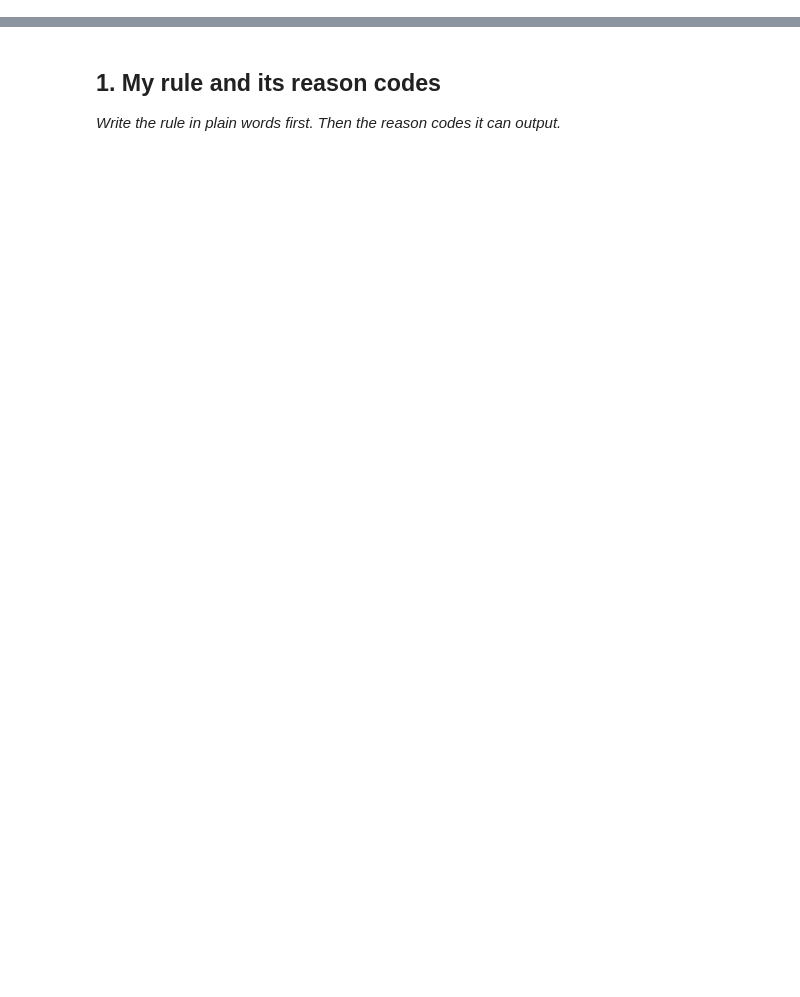
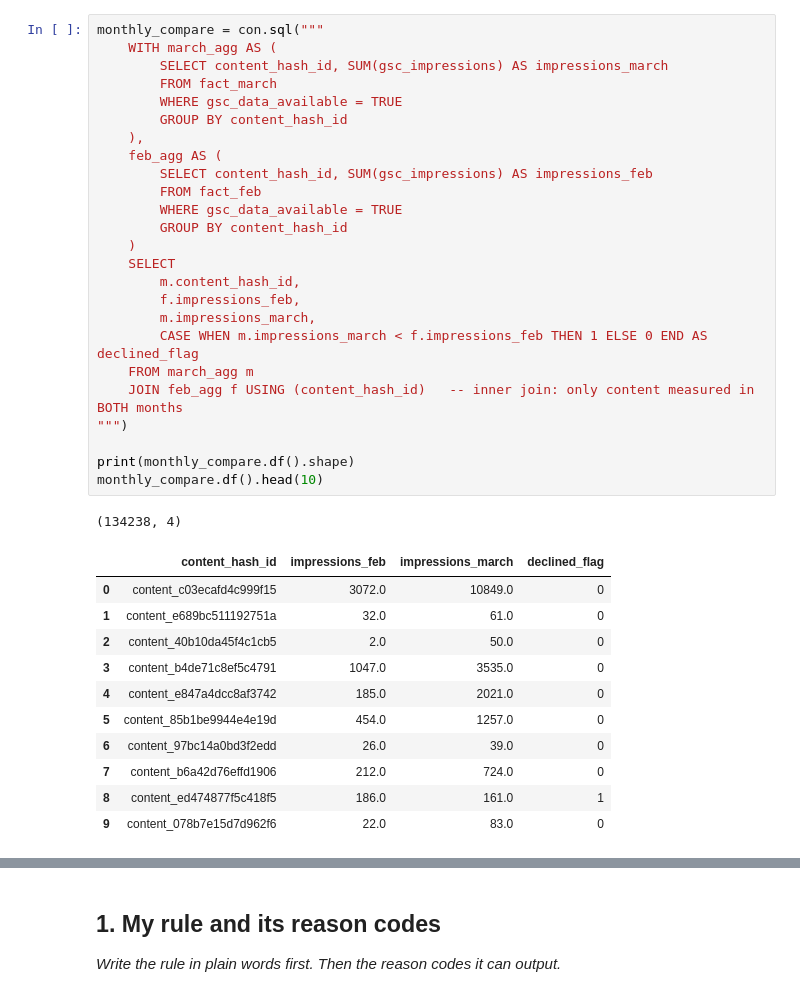
Before and after one commit to Khuld13/ML-intern-starter, a Jupyter notebook: work/notebooks/w04_baseline_score.ipynb, the cells around one changed output, grey strips where cells are left out. Drawn from its saved outputs; the diff is of its cells as text; blank space fills up the shorter version.

```diff
--- a/work/notebooks/w04_baseline_score.ipynb
+++ b/work/notebooks/w04_baseline_score.ipynb
@@ -8,0 +197,38 @@ This skeleton is yours to fill. Work the sections **in order** — each one has
+# %%
+monthly_compare = con.sql("""
+    WITH march_agg AS (
+        SELECT content_hash_id, SUM(gsc_impressions) AS impressions_march
+        FROM fact_march
+        WHERE gsc_data_available = TRUE
+        GROUP BY content_hash_id
+    ),
+    feb_agg AS (
+        SELECT content_hash_id, SUM(gsc_impressions) AS impressions_feb
+        FROM fact_feb
+        WHERE gsc_data_available = TRUE
+        GROUP BY content_hash_id
+    )
+    SELECT
+        m.content_hash_id,
+        f.impressions_feb,
+        m.impressions_march,
+        CASE WHEN m.impressions_march < f.impressions_feb THEN 1 ELSE 0 END AS declined_flag
+    FROM march_agg m
+    JOIN feb_agg f USING (content_hash_id)   -- inner join: only content measured in BOTH months
+""")
+
+print(monthly_compare.df().shape)
+monthly_compare.df().head(10)
+# %% [output]
+(134238, 4)
+|  | content_hash_id | impressions_feb | impressions_march | declined_flag |
+| 0 | content_c03ecafd4c999f15 | 3072.0 | 10849.0 | 0 |
+| 1 | content_e689bc511192751a | 32.0 | 61.0 | 0 |
+| 2 | content_40b10da45f4c1cb5 | 2.0 | 50.0 | 0 |
+| 3 | content_b4de71c8ef5c4791 | 1047.0 | 3535.0 | 0 |
+| 4 | content_e847a4dcc8af3742 | 185.0 | 2021.0 | 0 |
+| 5 | content_85b1be9944e4e19d | 454.0 | 1257.0 | 0 |
+| 6 | content_97bc14a0bd3f2edd | 26.0 | 39.0 | 0 |
+| 7 | content_b6a42d76effd1906 | 212.0 | 724.0 | 0 |
+| 8 | content_ed474877f5c418f5 | 186.0 | 161.0 | 1 |
+| 9 | content_078b7e15d7d962f6 | 22.0 | 83.0 | 0 |
```
Also changed, not shown: parts of 23 cells of this notebook.
